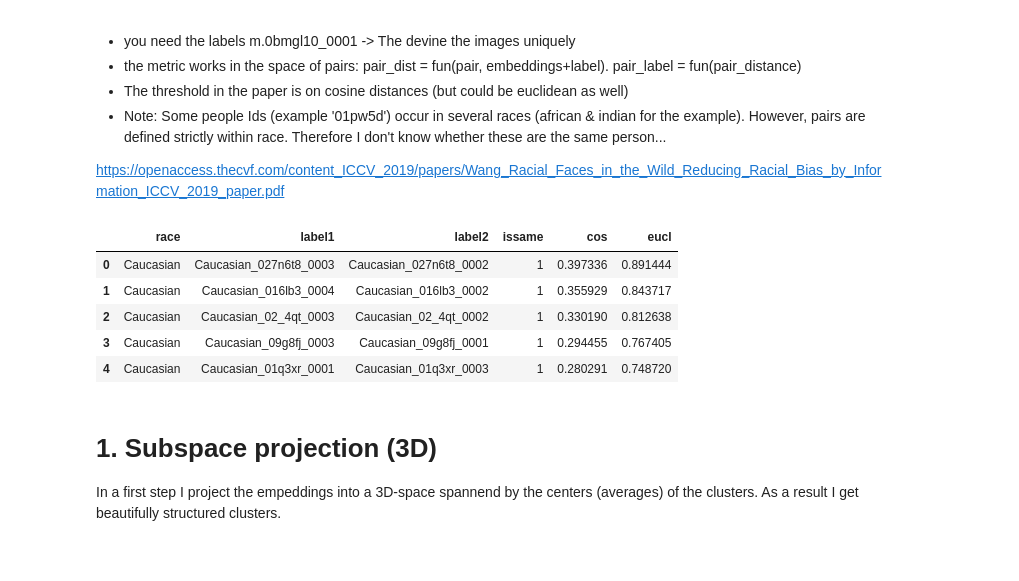
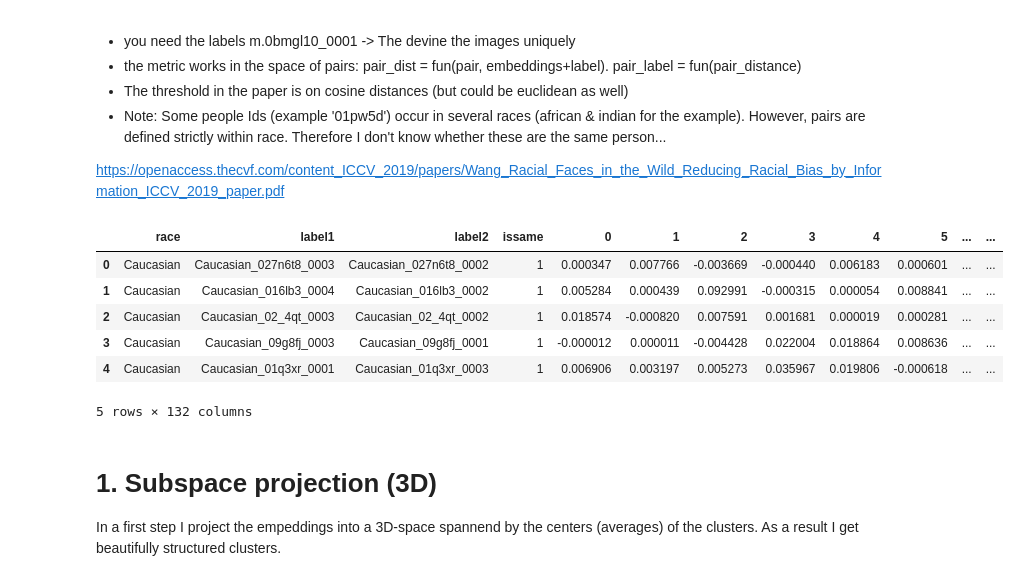
Before and after one commit to samuelwehrli/Face-Recognition-Bias, a Jupyter notebook: Embeddings and Bias Analysis.ipynb, the cells around one changed output. Cells and saved outputs as stored; diff of their text form; code cells hidden in the pictures.

```diff
--- a/Embeddings and Bias Analysis.ipynb
+++ b/Embeddings and Bias Analysis.ipynb
@@ -58,7 +58,7 @@ from sklearn.metrics import davies_bouldin_score, silhouette_score, calinski_har
 mystore = r'C:\Daten\_tmp\FRdata.h5'
 # %%
 class H5Reader:
-    pattern = r'C:\Daten\FaceRecognitionBias\senet50\embeddings\{net}_pytorch_{race}_normed_BGR.h5'
+    pattern = r'C:\Daten\FaceRecognitionBias\vgg2\embeddings\{net}_pytorch_{race}_normed_BGR.h5'
     race_list = ['Caucasian','Indian','Asian','African']
     net_list = ['senet50_128','senet50_256','senet50_ft']
 
@@ -189,44 +189,54 @@ class RFWDistances:
             return s[0].split('.')[1] + '_' + s[2].zfill(4)
         else:
             return s[2].split('.')[1] + '_' + s[3].zfill(4)
 
     @staticmethod
     def _issame(s):
         return np.int8(len(s.split('\t'))==3)
 
     def __init__(self):
         df = [pd.read_csv(self.pattern.format(race=race),header=None).assign(race=race) for race in self.race_list]
         df = pd.concat(df,0).reset_index(drop=True)
         df['label1'] = df.race + '_' + df[0].apply(self._label1)
         df['label2'] = df.race + '_' + df[0].apply(self._label2)
         df['issame'] = df[0].apply(self._issame)
         self._df = df.drop(columns=[0])
 
-    def get_distance_df(self, embeddings, labels):
+    def _get_metric_empeddings(self, embeddings, labels):
         edf = pd.DataFrame(embeddings)
         edf.index = labels
+        X1 = edf.reindex(self._df.label1).values
+        X2 = edf.reindex(self._df.label2).values
+        return X1, X2
 
+    def get_distance_df(self, embeddings, labels):
+        X1, X2 = self._get_metric_empeddings(embeddings, labels)
         df = self._df.copy()
-        X1 = edf.reindex(df.label1).values
-        X2 = edf.reindex(df.label2).values
         df['cos'] = np.array([cosine(X1[ii], X2[ii]) for ii in range(X1.shape[0])])
         df['eucl'] = np.linalg.norm(X1-X2,axis=1)
         return df
 
+    def get_prod_df(self, embeddings, labels):
+        X1, X2 = self._get_metric_empeddings(embeddings, labels)
+        X1 = X1 / np.linalg.norm(X1, axis=1, keepdims=True)
+        X2 = X2 / np.linalg.norm(X2, axis=1, keepdims=True)
+        return pd.concat([self._df.copy(), pd.DataFrame(X1*X2)],1)
+
 r128 = H5Reader('senet50_128')
 labels = r128.read_pair_labels()
 embeddings = r128.read_all().filter(regex=r'\d')
-
 frm = RFWDistances()
-df = frm.get_distance_df(embeddings,labels).dropna()
+#df = frm.get_distance_df(embeddings,labels).dropna()
+df = frm.get_prod_df(embeddings,labels).dropna()
 df.head()
 # %% [output]
-|  | race | label1 | label2 | issame | cos | eucl |
-| 0 | Caucasian | Caucasian_027n6t8_0003 | Caucasian_027n6t8_0002 | 1 | 0.397336 | 0.891444 |
-| 1 | Caucasian | Caucasian_016lb3_0004 | Caucasian_016lb3_0002 | 1 | 0.355929 | 0.843717 |
-| 2 | Caucasian | Caucasian_02_4qt_0003 | Caucasian_02_4qt_0002 | 1 | 0.330190 | 0.812638 |
-| 3 | Caucasian | Caucasian_09g8fj_0003 | Caucasian_09g8fj_0001 | 1 | 0.294455 | 0.767405 |
-| 4 | Caucasian | Caucasian_01q3xr_0001 | Caucasian_01q3xr_0003 | 1 | 0.280291 | 0.748720 |
+|  | race | label1 | label2 | issame | 0 | 1 | 2 | 3 | 4 | 5 | ... | ... |
+| 0 | Caucasian | Caucasian_027n6t8_0003 | Caucasian_027n6t8_0002 | 1 | 0.000347 | 0.007766 | -0.003669 | -0.000440 | 0.006183 | 0.000601 | ... | ... |
+| 1 | Caucasian | Caucasian_016lb3_0004 | Caucasian_016lb3_0002 | 1 | 0.005284 | 0.000439 | 0.092991 | -0.000315 | 0.000054 | 0.008841 | ... | ... |
+| 2 | Caucasian | Caucasian_02_4qt_0003 | Caucasian_02_4qt_0002 | 1 | 0.018574 | -0.000820 | 0.007591 | 0.001681 | 0.000019 | 0.000281 | ... | ... |
+| 3 | Caucasian | Caucasian_09g8fj_0003 | Caucasian_09g8fj_0001 | 1 | -0.000012 | 0.000011 | -0.004428 | 0.022004 | 0.018864 | 0.008636 | ... | ... |
+| 4 | Caucasian | Caucasian_01q3xr_0001 | Caucasian_01q3xr_0003 | 1 | 0.006906 | 0.003197 | 0.005273 | 0.035967 | 0.019806 | -0.000618 | ... | ... |
+5 rows × 132 columns
 # %% [markdown]
 # 1. Subspace projection (3D)
 
```
Also changed, not shown: parts of 29 cells of this notebook, 2 other files.
